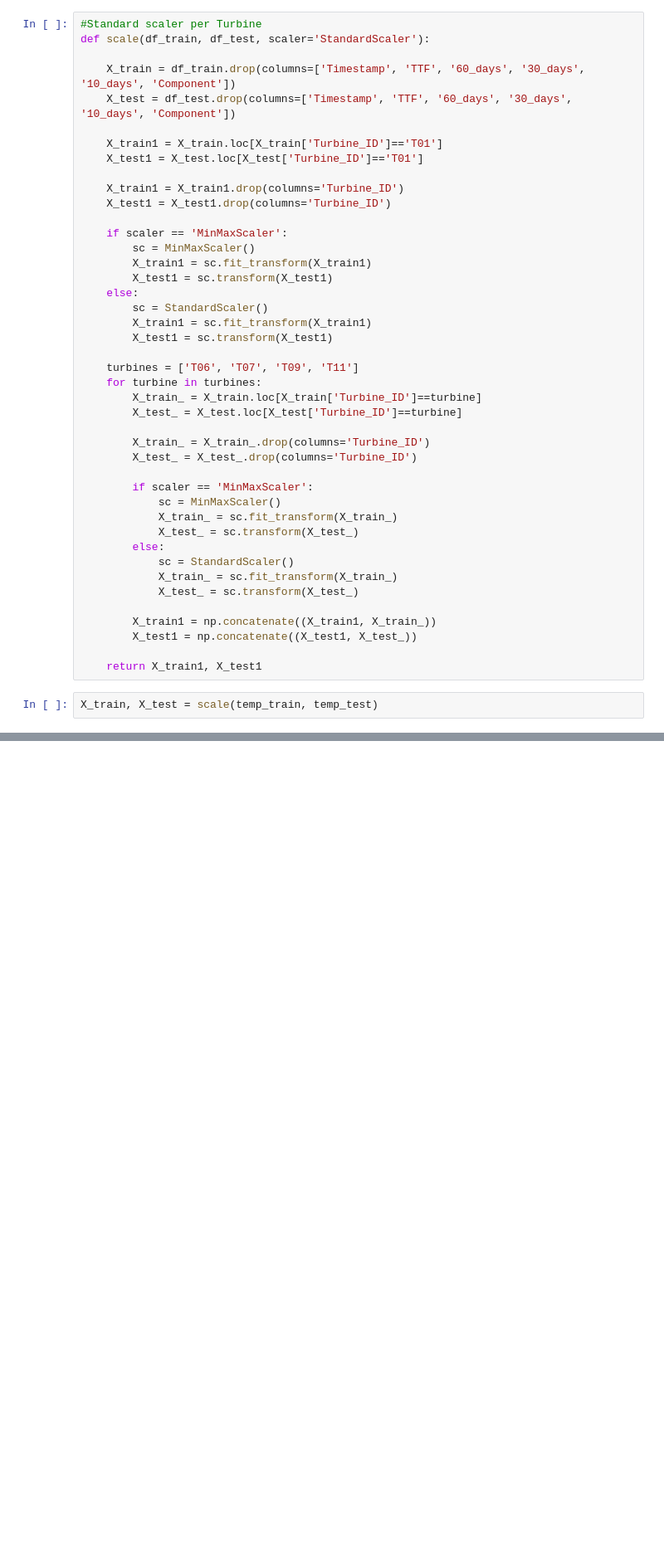
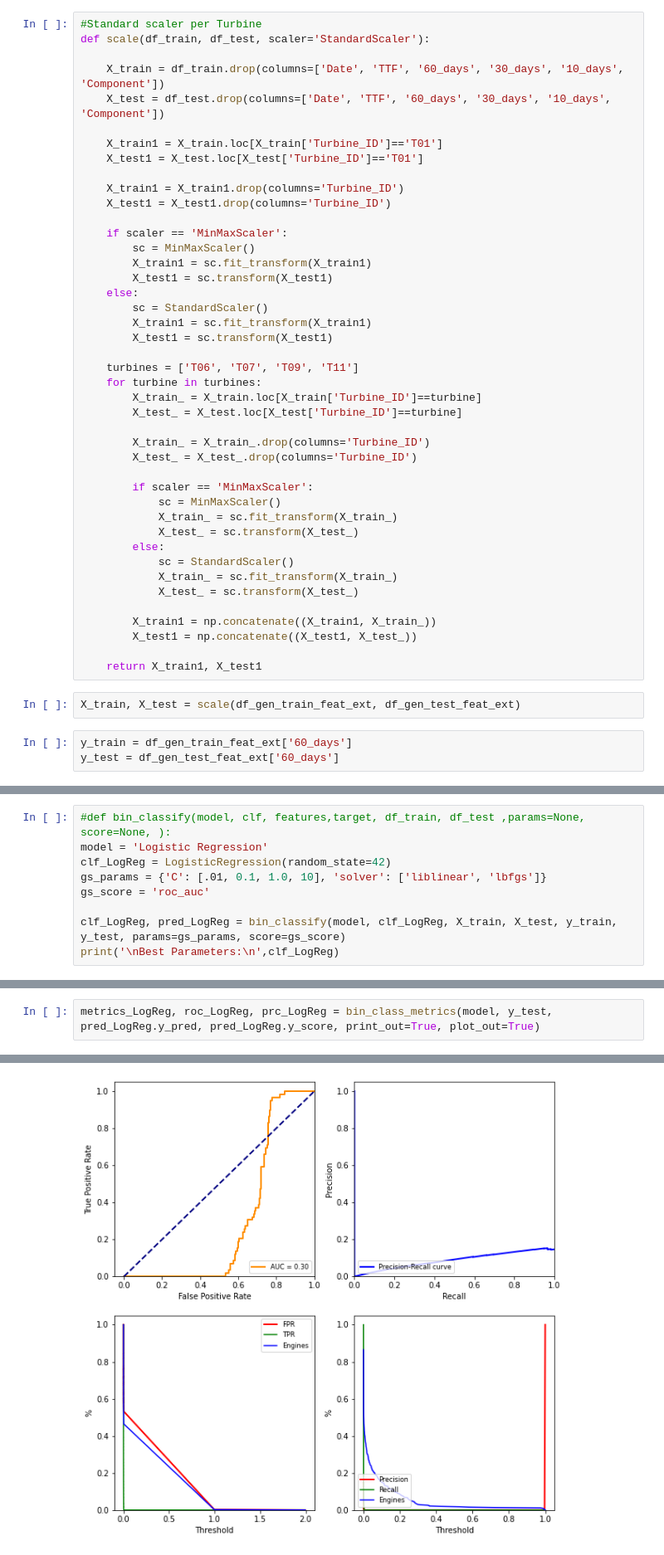
Before and after one commit to RicardoJPedro82/wmillfailprev, a Jupyter notebook: notebooks/models.ipynb, the cells around one changed output, grey strips where cells are left out. Shown: that part at 83% size. Saved outputs shown, nothing was run; the diff lists cells and outputs as text; blank space fills up the shorter version.

Commit message:
First Models

```diff
--- a/notebooks/models.ipynb
+++ b/notebooks/models.ipynb
@@ -104,8 +216,8 @@ df_test_transf_day = group_per_frequency(df_test_transf_extra)
 #Standard scaler per Turbine
 def scale(df_train, df_test, scaler='StandardScaler'):
 
-    X_train = df_train.drop(columns=['Timestamp', 'TTF', '60_days', '30_days', '10_days', 'Component'])
-    X_test = df_test.drop(columns=['Timestamp', 'TTF', '60_days', '30_days', '10_days', 'Component'])
+    X_train = df_train.drop(columns=['Date', 'TTF', '60_days', '30_days', '10_days', 'Component'])
+    X_test = df_test.drop(columns=['Date', 'TTF', '60_days', '30_days', '10_days', 'Component'])
 
     X_train1 = X_train.loc[X_train['Turbine_ID']=='T01']
     X_test1 = X_test.loc[X_test['Turbine_ID']=='T01']
@@ -144,4 +256,7 @@ def scale(df_train, df_test, scaler='StandardScaler'):
 
     return X_train1, X_test1
 # %%
-X_train, X_test = scale(temp_train, temp_test)
+X_train, X_test = scale(df_gen_train_feat_ext, df_gen_test_feat_ext)
+# %%
+y_train = df_gen_train_feat_ext['60_days']
+y_test = df_gen_test_feat_ext['60_days']
@@ -147,0 +448,9 @@ X_train, X_test = scale(temp_train, temp_test)
+# %%
+#def bin_classify(model, clf, features,target, df_train, df_test ,params=None, score=None, ):
+model = 'Logistic Regression'
+clf_LogReg = LogisticRegression(random_state=42)
+gs_params = {'C': [.01, 0.1, 1.0, 10], 'solver': ['liblinear', 'lbfgs']}
+gs_score = 'roc_auc'
+
+clf_LogReg, pred_LogReg = bin_classify(model, clf_LogReg, X_train, X_test, y_train, y_test, params=gs_params, score=gs_score)
+print('\nBest Parameters:\n',clf_LogReg)
@@ -147,0 +476,3 @@ X_train, X_test = scale(temp_train, temp_test)
+# %%
+metrics_LogReg, roc_LogReg, prc_LogReg = bin_class_metrics(model, y_test, pred_LogReg.y_pred, pred_LogReg.y_score, print_out=True, plot_out=True)
+# %% [output]
@@ -147,0 +496 @@ X_train, X_test = scale(temp_train, temp_test)
+[figure, added]
```
Also changed, not shown: parts of 24 cells of this notebook, 1 other file.
